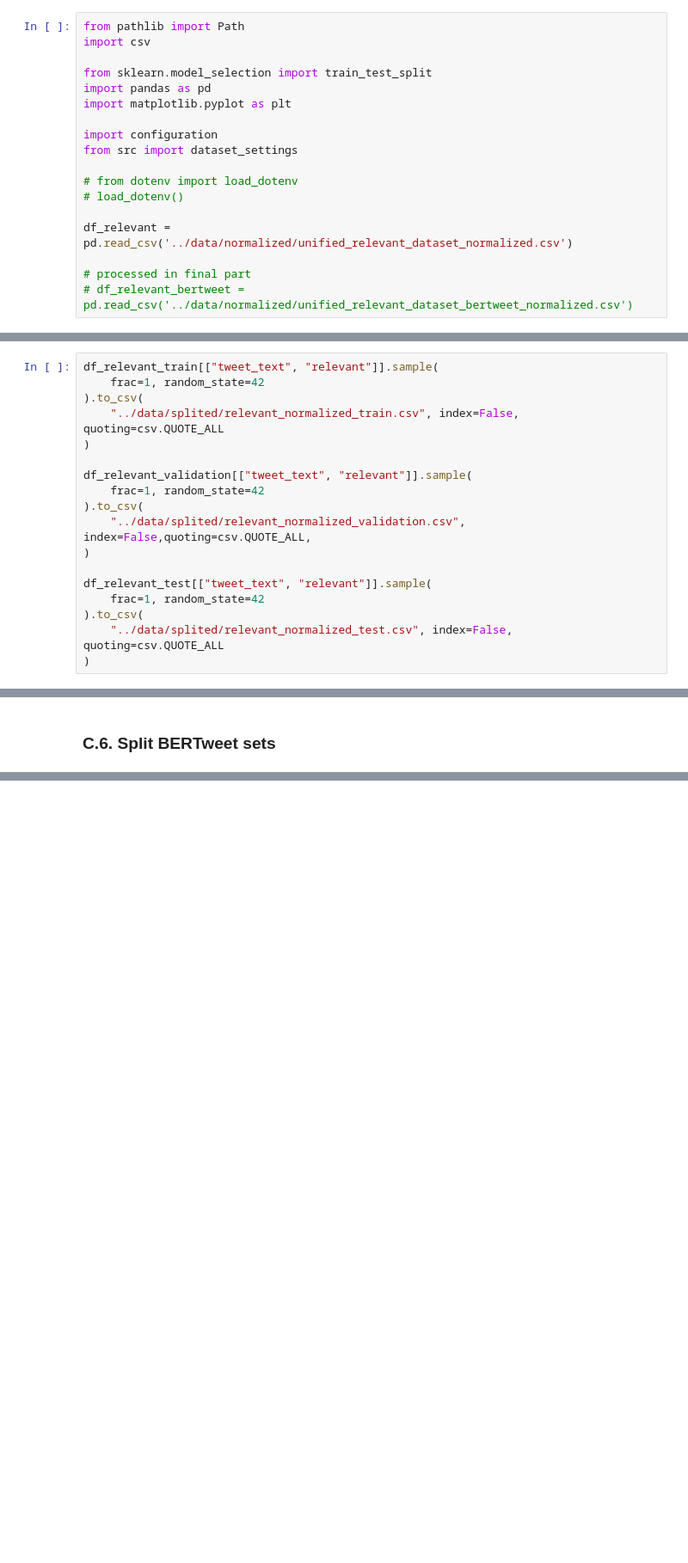
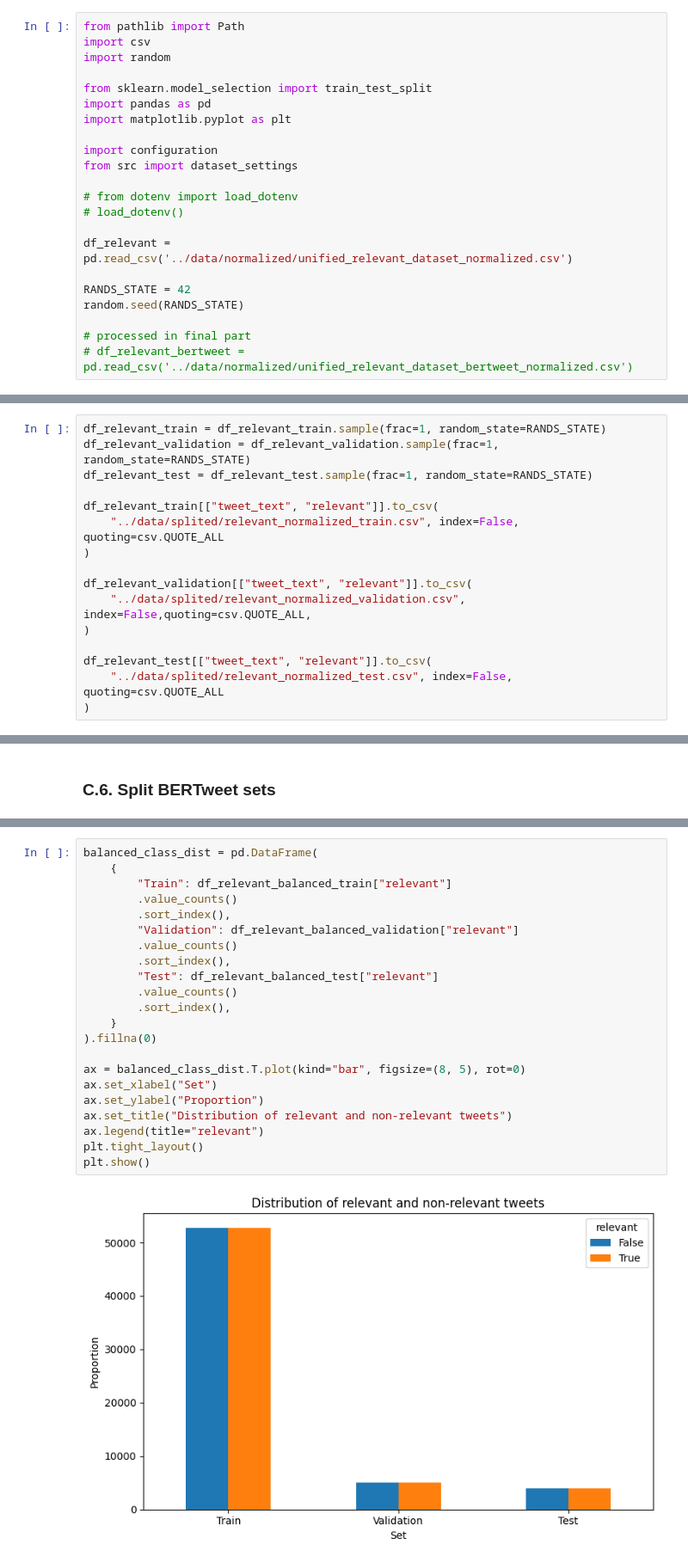
Before and after one commit to dhnhut/disaster-tweets, a Jupyter notebook: notebooks/1_1_split_relevant_datasets.ipynb, the cells around one changed output, grey strips where cells are left out. Shown at 86% size. Drawn from its saved outputs; the diff is of its cells as text; blank space fills up the shorter version.

Commit message:
balanced data and BERT

```diff
--- a/notebooks/1_1_split_relevant_datasets.ipynb
+++ b/notebooks/1_1_split_relevant_datasets.ipynb
@@ -21,6 +21,7 @@ Random split to Train, Validation and Test sets:
 # %%
 from pathlib import Path
 import csv
+import random
 
 from sklearn.model_selection import train_test_split
 import pandas as pd
@@ -34,6 +35,9 @@ from src import dataset_settings
 
 df_relevant = pd.read_csv('../data/normalized/unified_relevant_dataset_normalized.csv')
 
+RANDS_STATE = 42
+random.seed(RANDS_STATE)
+
 # processed in final part
 # df_relevant_bertweet = pd.read_csv('../data/normalized/unified_relevant_dataset_bertweet_normalized.csv')
 # %% [markdown]
@@ -242,21 +246,19 @@ Train: 79.75%
 Validation: 10.21%
 Test: 10.04%
 # %%
-df_relevant_train[["tweet_text", "relevant"]].sample(
-    frac=1, random_state=42
-).to_csv(
+df_relevant_train = df_relevant_train.sample(frac=1, random_state=RANDS_STATE)
+df_relevant_validation = df_relevant_validation.sample(frac=1, random_state=RANDS_STATE)
+df_relevant_test = df_relevant_test.sample(frac=1, random_state=RANDS_STATE)
+
+df_relevant_train[["tweet_text", "relevant"]].to_csv(
     "../data/splited/relevant_normalized_train.csv", index=False, quoting=csv.QUOTE_ALL
 )
 
-df_relevant_validation[["tweet_text", "relevant"]].sample(
-    frac=1, random_state=42
-).to_csv(
+df_relevant_validation[["tweet_text", "relevant"]].to_csv(
     "../data/splited/relevant_normalized_validation.csv", index=False,quoting=csv.QUOTE_ALL,
 )
 
-df_relevant_test[["tweet_text", "relevant"]].sample(
-    frac=1, random_state=42
-).to_csv(
+df_relevant_test[["tweet_text", "relevant"]].to_csv(
     "../data/splited/relevant_normalized_test.csv", index=False, quoting=csv.QUOTE_ALL
 )
 # %% [markdown]
@@ -307,0 +350,24 @@ df_relevant_bertweet[df_relevant_bertweet["tweet_id"].isin(df_relevant_test["twe
+# %%
+balanced_class_dist = pd.DataFrame(
+    {
+        "Train": df_relevant_balanced_train["relevant"]
+        .value_counts()
+        .sort_index(),
+        "Validation": df_relevant_balanced_validation["relevant"]
+        .value_counts()
+        .sort_index(),
+        "Test": df_relevant_balanced_test["relevant"]
+        .value_counts()
+        .sort_index(),
+    }
+).fillna(0)
+
+ax = balanced_class_dist.T.plot(kind="bar", figsize=(8, 5), rot=0)
+ax.set_xlabel("Set")
+ax.set_ylabel("Proportion")
+ax.set_title("Distribution of relevant and non-relevant tweets")
+ax.legend(title="relevant")
+plt.tight_layout()
+plt.show()
+# %% [output]
+[figure, added]
```
Also changed, not shown: parts of 3 cells of this notebook, 4 other files.
